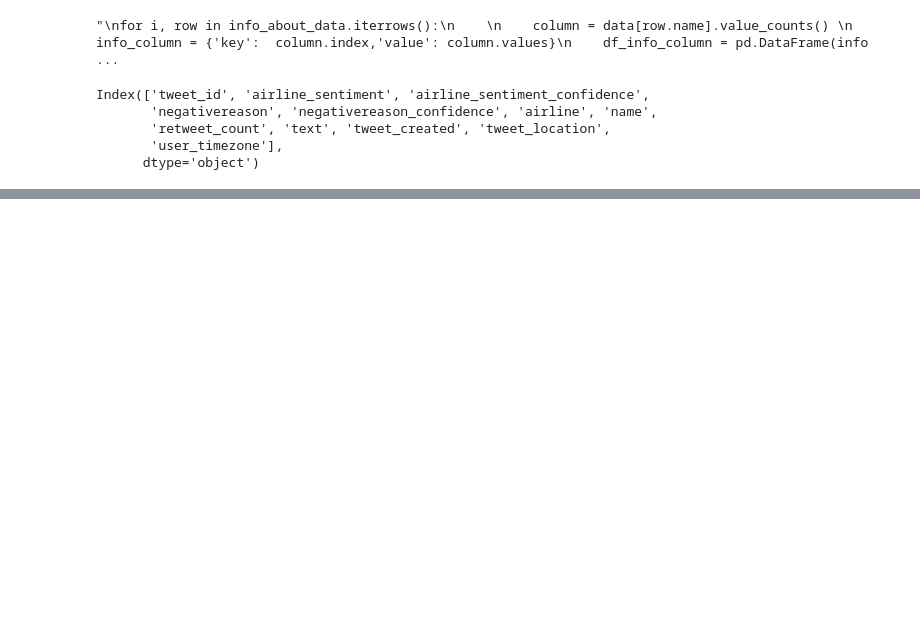
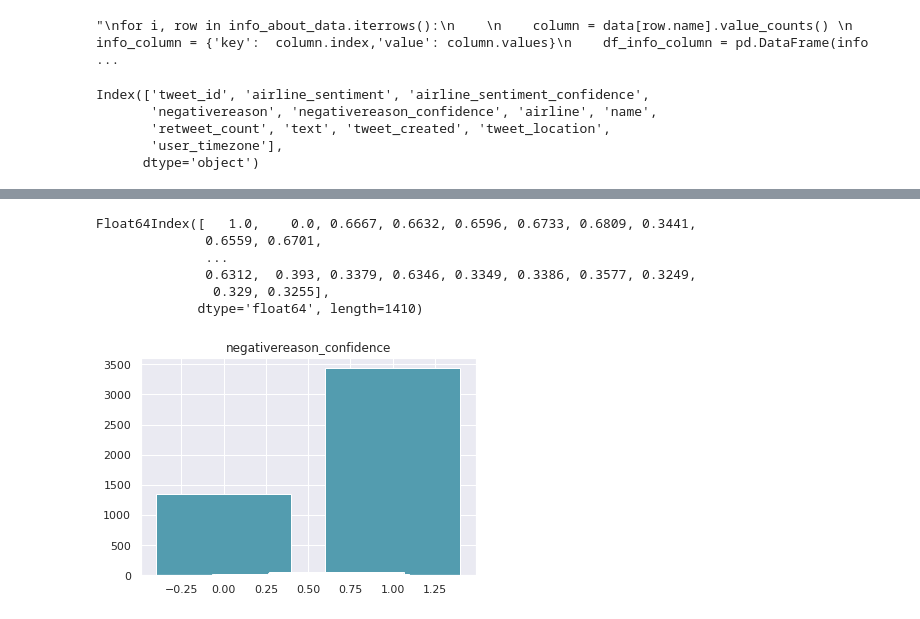
Before and after one commit to badr182/Tweets_Classification, a Jupyter notebook: classification_tweets.ipynb, the cells around one changed output, grey strips where cells are left out. Drawn from its saved outputs; the diff is of its cells as text; code cells hidden in the pictures; blank space fills up the shorter version.

```diff
--- a/classification_tweets.ipynb
+++ b/classification_tweets.ipynb
@@ -100,0 +120,3 @@ for row in df.columns:
+# %%
+data_info = missing_values_table(df)
+data_info
@@ -100,0 +131,15 @@ for row in df.columns:
+# %%
+for index, row in data_info.iterrows() :
+    if index == "negativereason_confidence":
+
+        feature = data[index].value_counts()
+        print(feature.index)
+        barplot(feature.index, feature.values, x_label="", y_label="", title = index)
+# %% [output]
+Float64Index([   1.0,    0.0, 0.6667, 0.6632, 0.6596, 0.6733, 0.6809, 0.3441,
+              0.6559, 0.6701,
+              ...
+              0.6312,  0.393, 0.3379, 0.6346, 0.3349, 0.3386, 0.3577, 0.3249,
+               0.329, 0.3255],
+             dtype='float64', length=1410)
+[figure, added]
```
Also changed, not shown: parts of 13 cells of this notebook.
